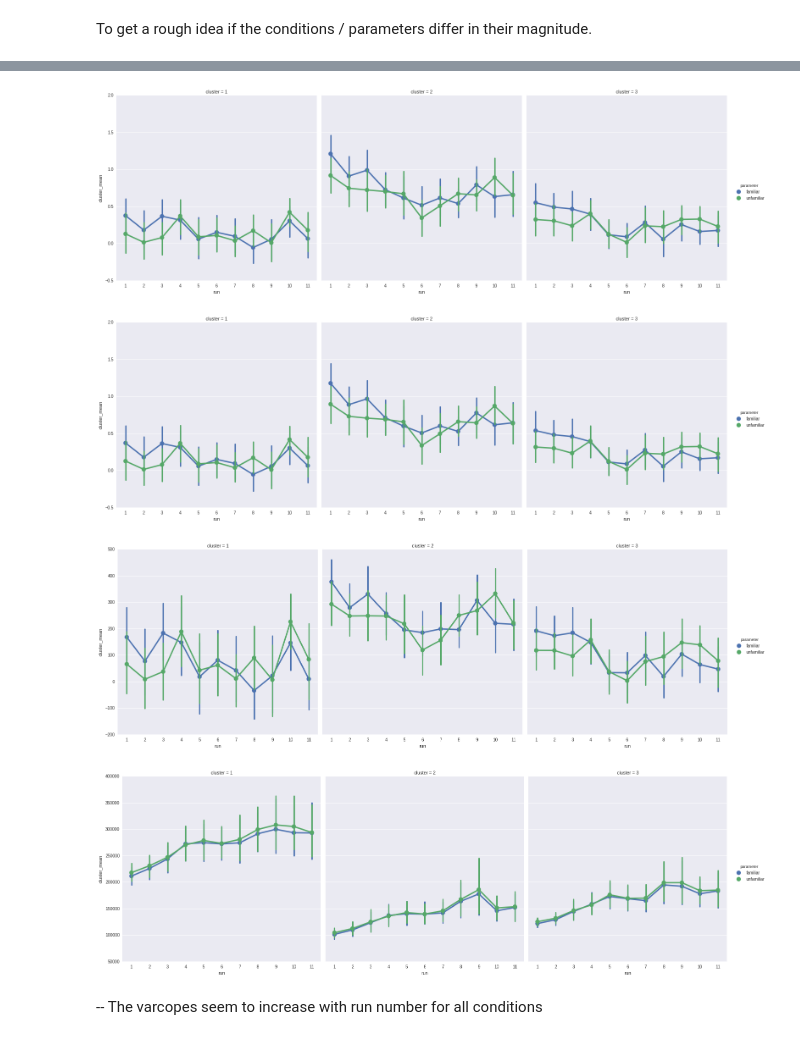
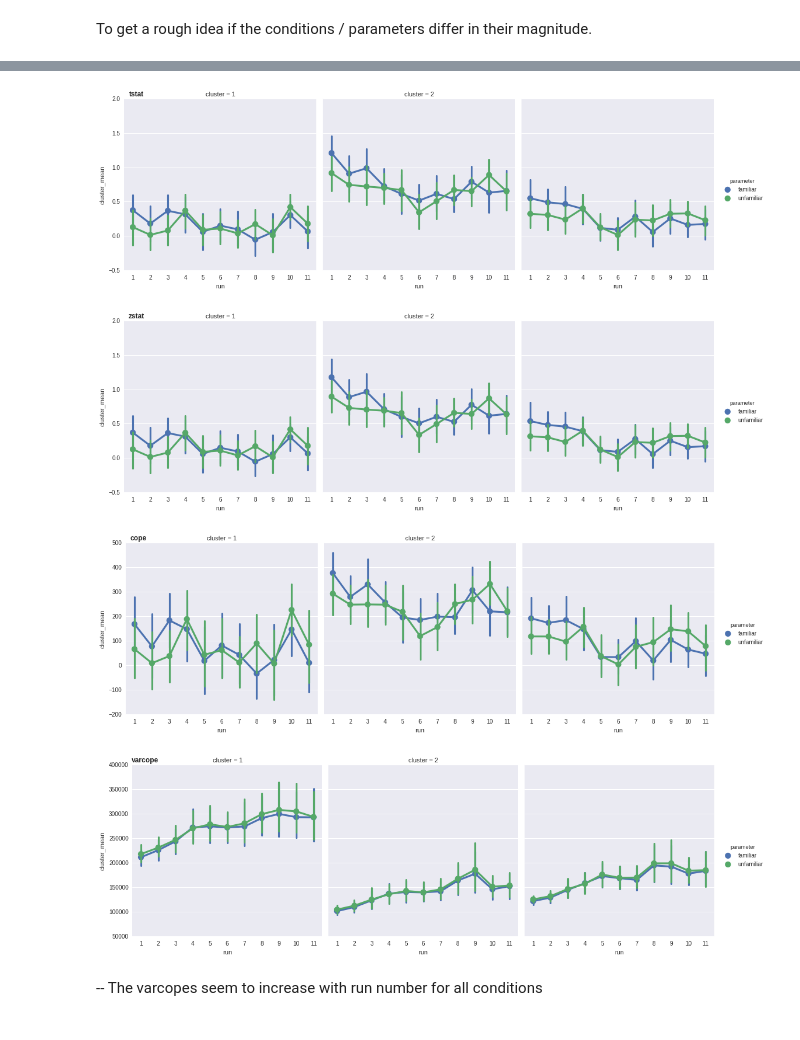
Before and after one commit to oliver-contier/famface-temporal-dynamics, a Jupyter notebook: notebooks/plot_mean_betas.ipynb, the cells around one changed output, grey strips where cells are left out. Cells and saved outputs as stored; diff of their text form; code cells hidden in the pictures.

Commit message:
added plot for fam > unfam over runs and some comments about what we might see

```diff
--- a/notebooks/plot_mean_betas.ipynb
+++ b/notebooks/plot_mean_betas.ipynb
@@ -87,4 +87,5 @@ for stat in ['tstat', 'zstat', 'cope', 'varcope']:
     ax_av = sns.factorplot('run', hue='parameter', y='cluster_mean',
                         data=df_all[(df_all.stats==stat)][(df_all.parameter == 'familiar') | (df_all.parameter=='unfamiliar')],
                         kind='point', size=7)
+    ttl = sns.plt.title('%s' % stat, weight='bold')
 # %% [output]
@@ -95,15 +96,16 @@ for stat in ['tstat', 'zstat', 'cope', 'varcope']:
 # %%
 # clusters in columns
 
 for stat in ['tstat', 'zstat', 'cope', 'varcope']:
     ax_cl = sns.factorplot('run', hue='parameter', y='cluster_mean',
                         data=df_all[(df_all.stats==stat)][(df_all.parameter == 'familiar') | (df_all.parameter=='unfamiliar')],
-                        kind='point', size=7, col='cluster')
+                        kind='point', size=5, col='cluster')
+    ttl = sns.plt.title('%s' % stat, weight='bold').set_position([-2, 1])
 # %% [output]
-[figure, old version]
+[figure, new version]
-[figure, old version]
+[figure, new version]
-[figure, old version]
+[figure, new version]
-[figure, old version]
+[figure, new version]
 # %% [markdown]
 -- The varcopes seem to increase with run number for all conditions
 # %% [markdown]
```
Also changed, not shown: parts of 9 cells of this notebook.
